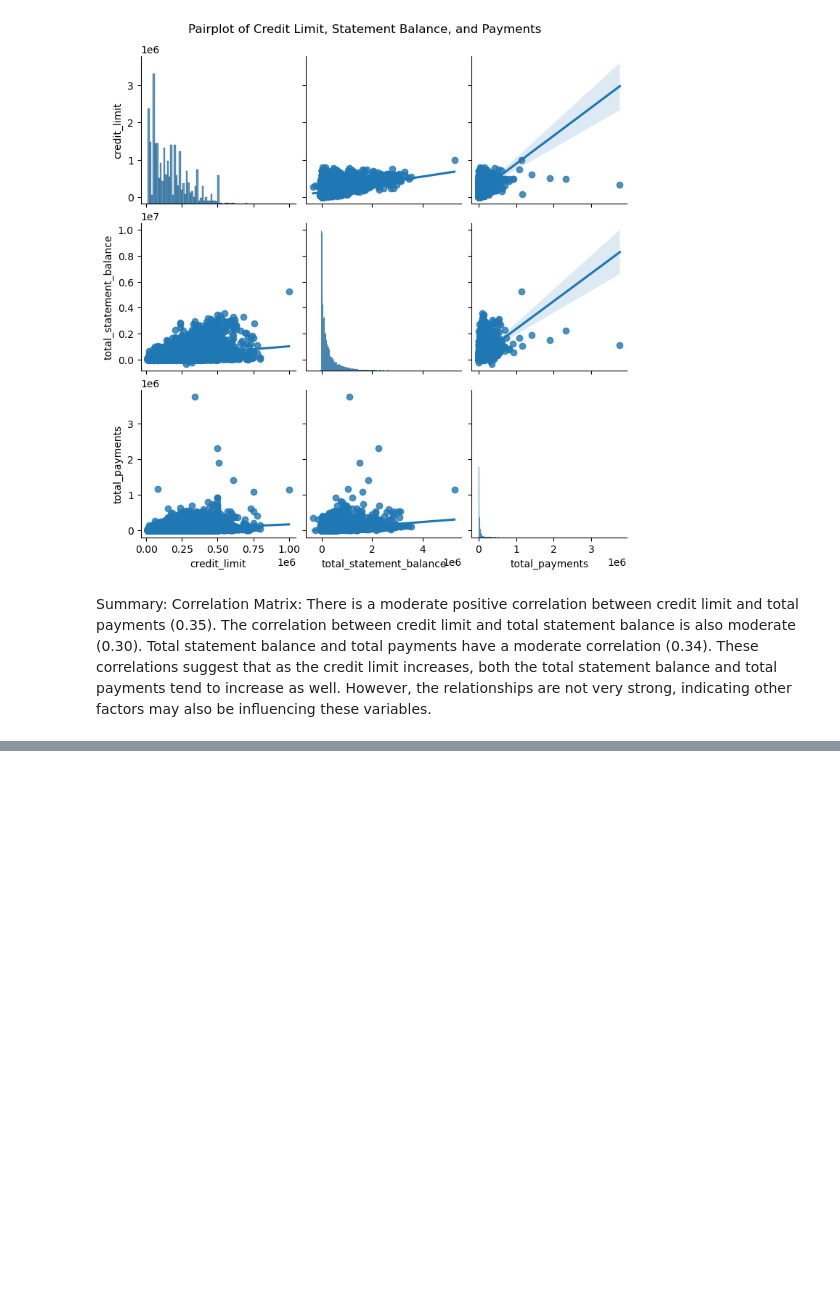
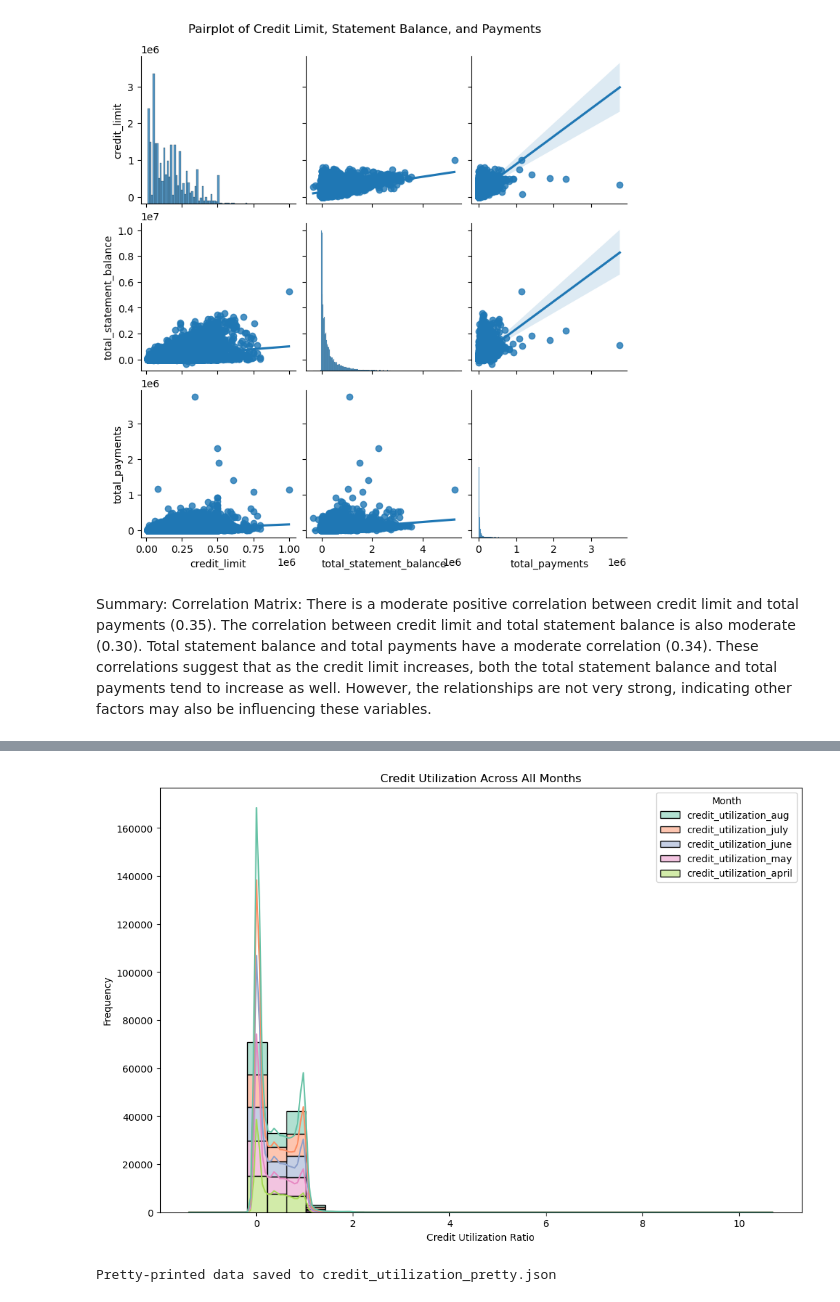
Before and after one commit to MounikaLingala957/creditcard-defaults-project, a Jupyter notebook: payment_pattern.ipynb, the cells around one changed output, grey strips where cells are left out. Saved outputs shown, nothing was run; the diff lists cells and outputs as text; code cells hidden in the pictures; blank space fills up the shorter version.

Commit message:
Pushing json file

```diff
--- a/payment_pattern.ipynb
+++ b/payment_pattern.ipynb
@@ -205,0 +336,45 @@ These correlations suggest that as the credit limit increases, both the total st
+# %%
+def plot_credit_utilization_all_months(df):
+    # Calculate credit utilization for each month
+    df['credit_utilization_aug'] = df['statement_bal_aug'] / df['credit_limit']
+    df['credit_utilization_july'] = df['statement_bal_jul'] / df['credit_limit']
+    df['credit_utilization_june'] = df['statement_bal_june'] / df['credit_limit']
+    df['credit_utilization_may'] = df['statement_bal_may'] / df['credit_limit']
+    df['credit_utilization_april'] = df['statement_bal_April'] / df['credit_limit']
+
+    # Combine all the credit utilization columns into a single DataFrame for plotting
+    utilization_df = pd.melt(df[['credit_utilization_aug', 'credit_utilization_july',
+                                 'credit_utilization_june', 'credit_utilization_may',
+                                 'credit_utilization_april']],
+                             var_name='Month', value_name='Credit Utilization')
+
+    # Plot a histogram for all months together
+    plt.figure(figsize=(12, 8))
+    sns.histplot(data=utilization_df, x='Credit Utilization', hue='Month',
+                 bins=30, kde=True, palette='Set2', multiple='stack')
+
+    plt.title('Credit Utilization Across All Months')
+    plt.xlabel('Credit Utilization Ratio')
+    plt.ylabel('Frequency')
+    plt.show()
+
+
+plot_credit_utilization_all_months(merged_df)
+# %% [output]
+[figure, added]
+# %%
+# Prepare the credit utilization data
+utilization_data = merged_df[['credit_utilization_aug', 'credit_utilization_july',
+                       'credit_utilization_june', 'credit_utilization_may',
+                       'credit_utilization_april']]
+
+# Convert to JSON format
+utilization_dict = utilization_data.to_dict(orient='records')
+
+# Pretty-print the JSON and save to a file
+with open('credit_utilization_pretty.json', 'w') as f:
+    json.dump(utilization_dict, f, indent=4)
+
+print("Pretty-printed data saved to credit_utilization_pretty.json")
+# %% [output]
+Pretty-printed data saved to credit_utilization_pretty.json
```
Also changed, not shown: parts of 14 cells of this notebook, 2 other files.
